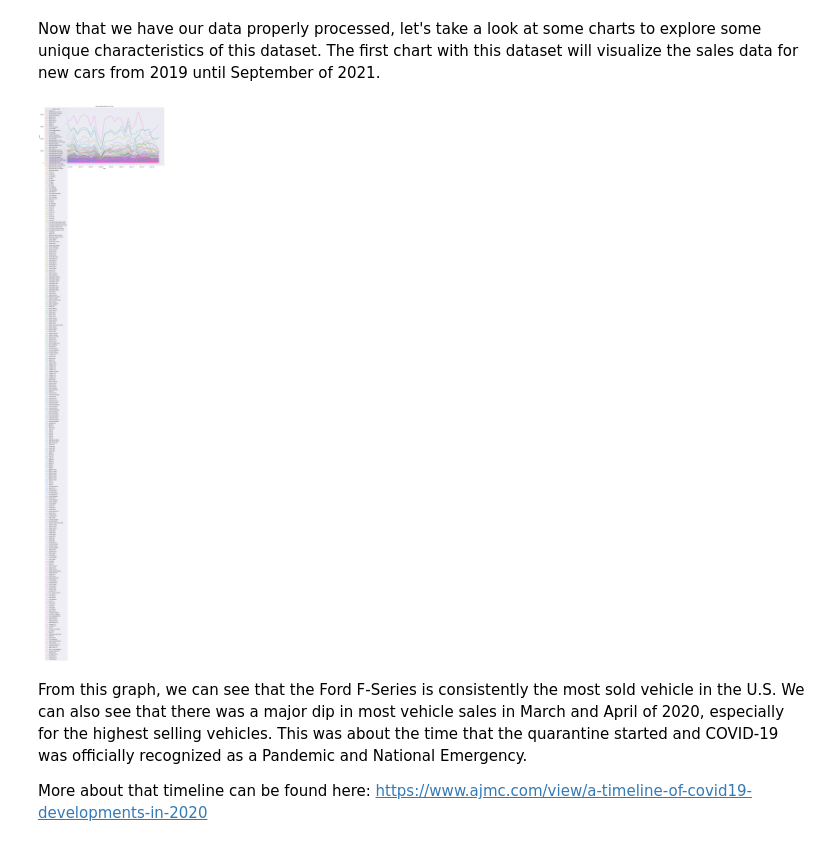
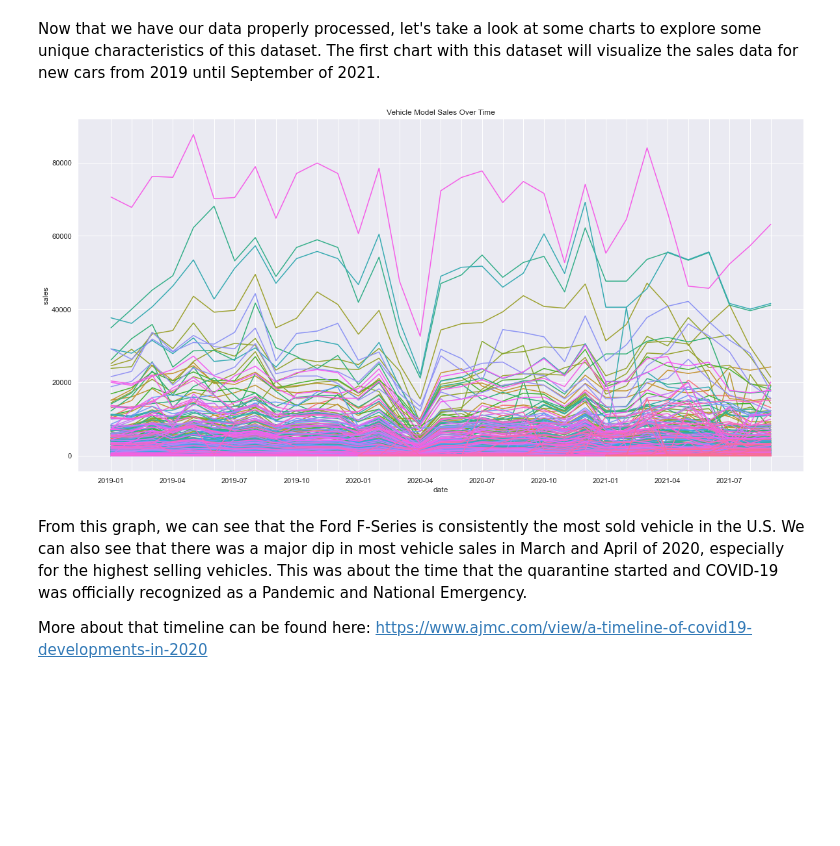
Before and after one commit to rjasmin09/rjasmin09.github.io, a Jupyter notebook: FinalAssignment.ipynb, the cells around one changed output. Cells and saved outputs as stored; diff of their text form; code cells hidden in the pictures; blank space fills up the shorter version.

Commit message:
updated submission with title
includes title and fixes legend issue

```diff
--- a/FinalAssignment.ipynb
+++ b/FinalAssignment.ipynb
@@ -330,21 +335,21 @@ Now that we have our data properly processed, let's take a look at some charts t
 # %%
 # Combine Make and Model for the legend
 df_sales_master_temp = df_sales_master.copy()
 df_sales_master_temp['make_model'] = df_sales_master_temp['Make'] + ' ' + df_sales_master_temp['Model']
 
 # Plot
 sb.set(rc={'figure.figsize':(20,10)})
-model_sale_plot = sb.lineplot(data=df_sales_master_temp, x='date', y='sales', hue='make_model')
+model_sale_plot = sb.lineplot(data=df_sales_master_temp, x='date', y='sales', hue='make_model', legend=False)
 model_sale_plot.set_title('Vehicle Model Sales Over Time')
 
 # Reduce x ticks
 for ind, label in enumerate(model_sale_plot.get_xticklabels()):
     if ind % 3 == 0:
         label.set_visible(True)
     else:
         label.set_visible(False)
 # %% [output]
-[figure, old version]
+[figure, new version]
 # %% [markdown]
 From this graph, we can see that the Ford F-Series is consistently the most sold vehicle in the U.S. We can also see that there was a major dip in most vehicle sales in March and April of 2020, especially for the highest selling vehicles. This was about the time that the quarantine started and COVID-19 was officially recognized as a Pandemic and National Emergency.
 
```
Also changed, not shown: parts of 6 cells of this notebook, 1 other file.
